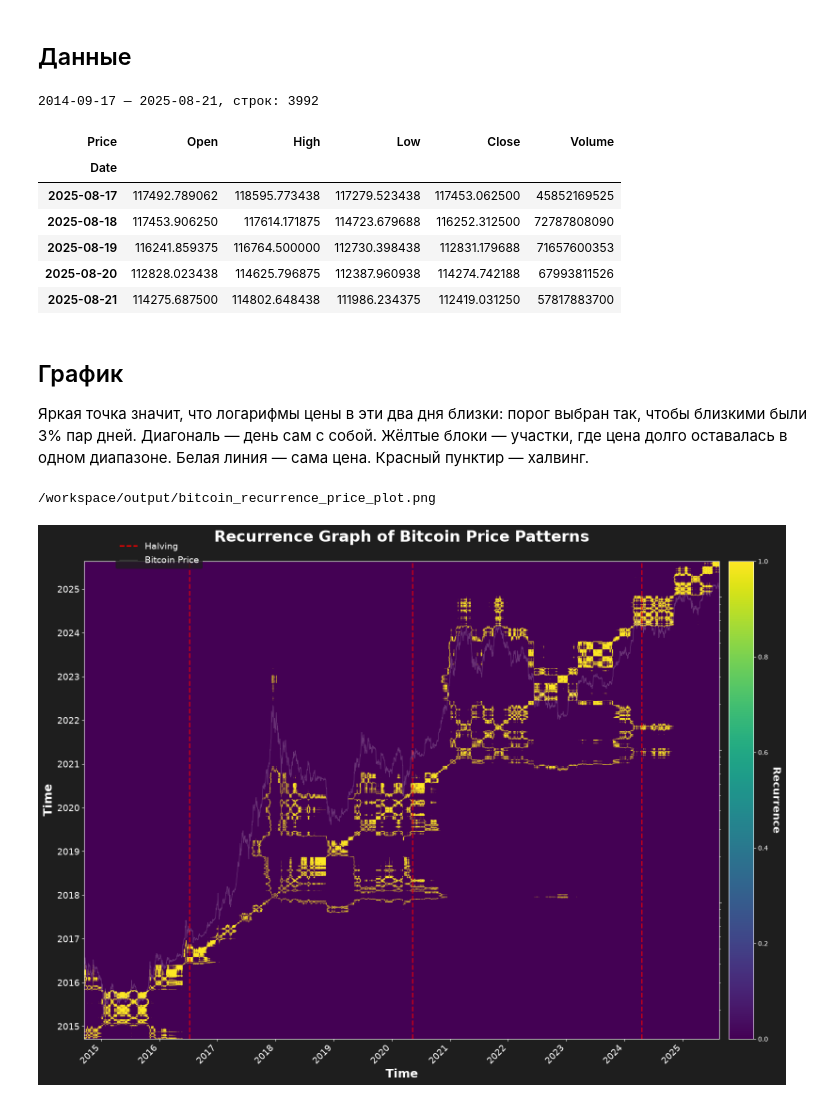
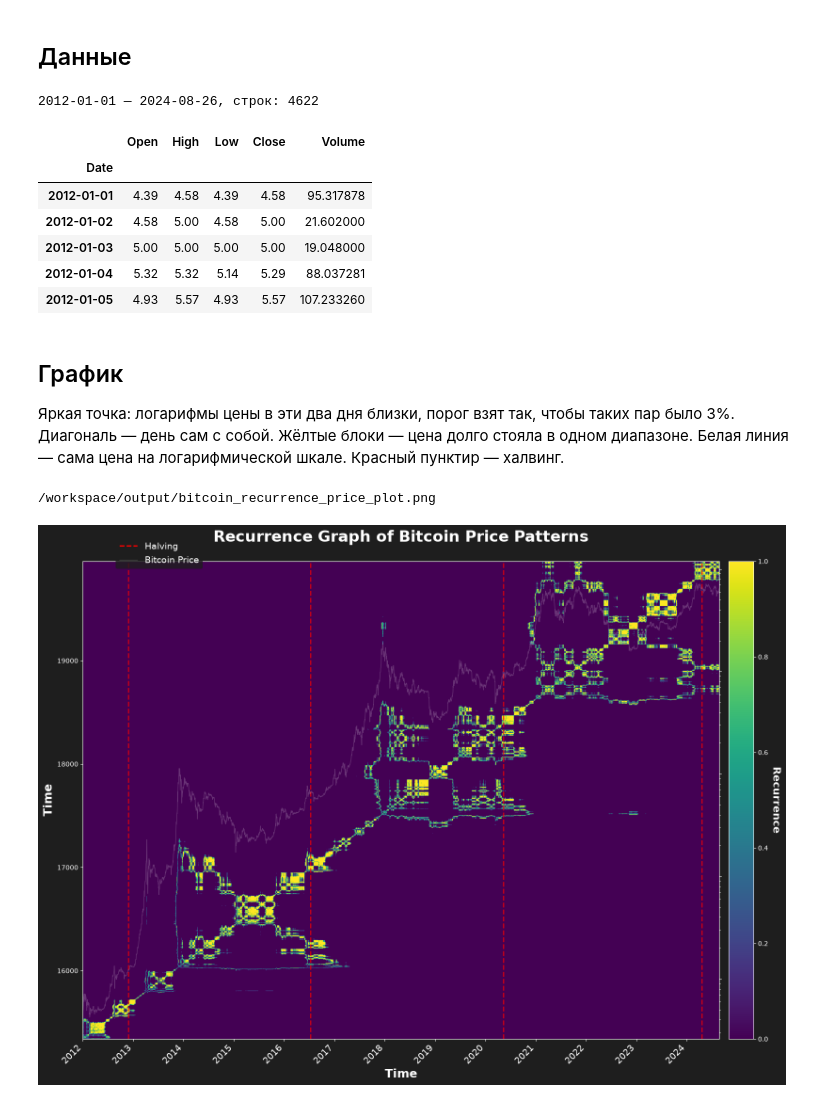
Before and after one commit to xmiraclez/Assets-prices-as-fractals, a Jupyter notebook: notebooks/bitcoin_recurrence.ipynb, the cells around one changed output. Saved outputs shown, nothing was run; the diff lists cells and outputs as text; code cells hidden in the pictures.

```diff
--- a/notebooks/bitcoin_recurrence.ipynb
+++ b/notebooks/bitcoin_recurrence.ipynb
@@ -25,22 +22,15 @@ import matplotlib.dates as mdates
 import matplotlib.pyplot as plt
 import numpy as np
 import pandas as pd
-import yfinance as yf
 from matplotlib.gridspec import GridSpec
 from pyts.image import RecurrencePlot
 
-ticker = "BTC-USD"
-start_date = "2010-01-01"
-end_date = "2025-08-22"
+root = Path.cwd()
+if not (root / "data" / "BTC_1d.csv").exists():
+    root = root.parent
+btc_path = root / "data" / "BTC_1d.csv"
 
-btc_df = yf.download(ticker, start=start_date, end=end_date, progress=False)
-
-# Сейчас yfinance возвращает колонки с двумя уровнями: (поле, тикер).
-# В старом ноутбуке столбцы были плоскими, дальше используется Close.
-if isinstance(btc_df.columns, pd.MultiIndex):
-    btc_df.columns = btc_df.columns.get_level_values(0)
-
-btc_df.index = pd.to_datetime(btc_df.index)
+btc_df = pd.read_csv(btc_path, parse_dates=["Date"], index_col="Date")
 btc_df.index.name = "Date"
 btc_data = btc_df.copy()
 
@@ -48,25 +38,24 @@ print(
     f"{btc_data.index.min().date()} — {btc_data.index.max().date()}, "
     f"строк: {len(btc_data)}"
 )
-btc_data[["Open", "High", "Low", "Close", "Volume"]].tail()
+btc_data.head()
 # %% [output]
-2014-09-17 — 2025-08-21, строк: 3992
+2012-01-01 — 2024-08-26, строк: 4622
-| Price | Open | High | Low | Close | Volume |
+|  | Open | High | Low | Close | Volume |
 | Date |  |  |  |  |  |
-| 2025-08-17 | 117492.789062 | 118595.773438 | 117279.523438 | 117453.062500 | 45852169525 |
-| 2025-08-18 | 117453.906250 | 117614.171875 | 114723.679688 | 116252.312500 | 72787808090 |
-| 2025-08-19 | 116241.859375 | 116764.500000 | 112730.398438 | 112831.179688 | 71657600353 |
-| 2025-08-20 | 112828.023438 | 114625.796875 | 112387.960938 | 114274.742188 | 67993811526 |
-| 2025-08-21 | 114275.687500 | 114802.648438 | 111986.234375 | 112419.031250 | 57817883700 |
+| 2012-01-01 | 4.39 | 4.58 | 4.39 | 4.58 | 95.317878 |
+| 2012-01-02 | 4.58 | 5.00 | 4.58 | 5.00 | 21.602000 |
+| 2012-01-03 | 5.00 | 5.00 | 5.00 | 5.00 | 19.048000 |
+| 2012-01-04 | 5.32 | 5.32 | 5.14 | 5.29 | 88.037281 |
+| 2012-01-05 | 4.93 | 5.57 | 4.93 | 5.57 | 107.233260 |
 # %% [markdown]
 ## График
 
-Яркая точка значит, что логарифмы цены в эти два дня близки: порог выбран так, чтобы близкими были 3% пар дней. Диагональ — день сам с собой. Жёлтые блоки — участки, где цена долго оставалась в одном диапазоне. Белая линия — сама цена. Красный пунктир — халвинг.
+Яркая точка: логарифмы цены в эти два дня близки, порог взят так, чтобы таких пар было 3%. Диагональ — день сам с собой. Жёлтые блоки — цена долго стояла в одном диапазоне. Белая линия — сама цена на логарифмической шкале. Красный пунктир — халвинг.
 # %%
+# .copy(): numpy 2 отдаёт массив только для чтения, numba внутри pyts его не принимает.
+close = np.ascontiguousarray(np.log(btc_data["Close"].to_numpy(dtype=float)))
 rp = RecurrencePlot(threshold="point", percentage=3, dimension=1)
-# .copy(): numpy 2 отдаёт массив Close только для чтения,
-# numba внутри pyts такой массив не принимает.
-close = np.ascontiguousarray(np.log(btc_data["Close"].to_numpy(dtype=float)))
 X_rp = rp.fit_transform(close.reshape(1, -1).copy())
 
 plt.style.use("dark_background")
@@ -81,6 +70,7 @@ im = ax1.imshow(
     X_rp[0],
     cmap="viridis",
     aspect="auto",
+    interpolation_stage="data",
     extent=[
         mdates.date2num(btc_data.index[0]),
         mdates.date2num(btc_data.index[-1]),
@@ -107,46 +97,38 @@ ax2.set_yticklabels([])
 ax1.xaxis.set_major_formatter(mdates.DateFormatter("%Y"))
 ax1.xaxis.set_major_locator(mdates.YearLocator())
 plt.setp(ax1.xaxis.get_majorticklabels(), rotation=45, ha="right", fontsize=14)
-# В старой ячейке год стоял только на X, ось Y оставалась числом matplotlib.
-ax1.yaxis.set_major_formatter(mdates.DateFormatter("%Y"))
-ax1.yaxis.set_major_locator(mdates.YearLocator())
-plt.setp(ax1.yaxis.get_majorticklabels(), fontsize=14)
 
 halving_dates = [
     datetime(2012, 11, 28),
     datetime(2016, 7, 9),
     datetime(2020, 5, 11),
     datetime(2024, 4, 20),
 ]
 for date in halving_dates:
     if btc_data.index[0] <= date <= btc_data.index[-1]:
         ax1.axvline(x=mdates.date2num(date), color="red", linestyle="--", alpha=0.7, linewidth=2)
 
 ax1.plot([], [], color="red", linestyle="--", label="Halving", linewidth=2)
 ax2.plot([], [], color="white", label="Bitcoin Price", linewidth=1, alpha=0.2)
 fig.legend(
     loc="upper left",
     bbox_to_anchor=(0.1, 0.98),
     fontsize=14,
     facecolor="#1E1E1E",
     edgecolor="none",
 )
 
 cbar = fig.colorbar(im, cax=cax)
 cbar.set_label("Recurrence", rotation=270, labelpad=20, fontsize=16, fontweight="bold")
 
 fig.patch.set_facecolor("#1E1E1E")
 plt.tight_layout()
 
-root = Path.cwd()
-if not (root / "requirements.txt").exists():
-    root = root.parent
-out_dir = root / "output"
-out_dir.mkdir(exist_ok=True)
-out_path = out_dir / "bitcoin_recurrence_price_plot.png"
-fig.savefig(out_path, dpi=300, bbox_inches="tight")
+out_path = root / "output" / "bitcoin_recurrence_price_plot.png"
+out_path.parent.mkdir(exist_ok=True)
+fig.savefig(out_path, dpi=100, bbox_inches="tight")
 print(out_path)
 plt.show()
 # %% [output]
 /workspace/output/bitcoin_recurrence_price_plot.png
-[figure, old version]
+[figure, new version]
```
Also changed, not shown: parts of 2 cells of this notebook, 4 other files.
